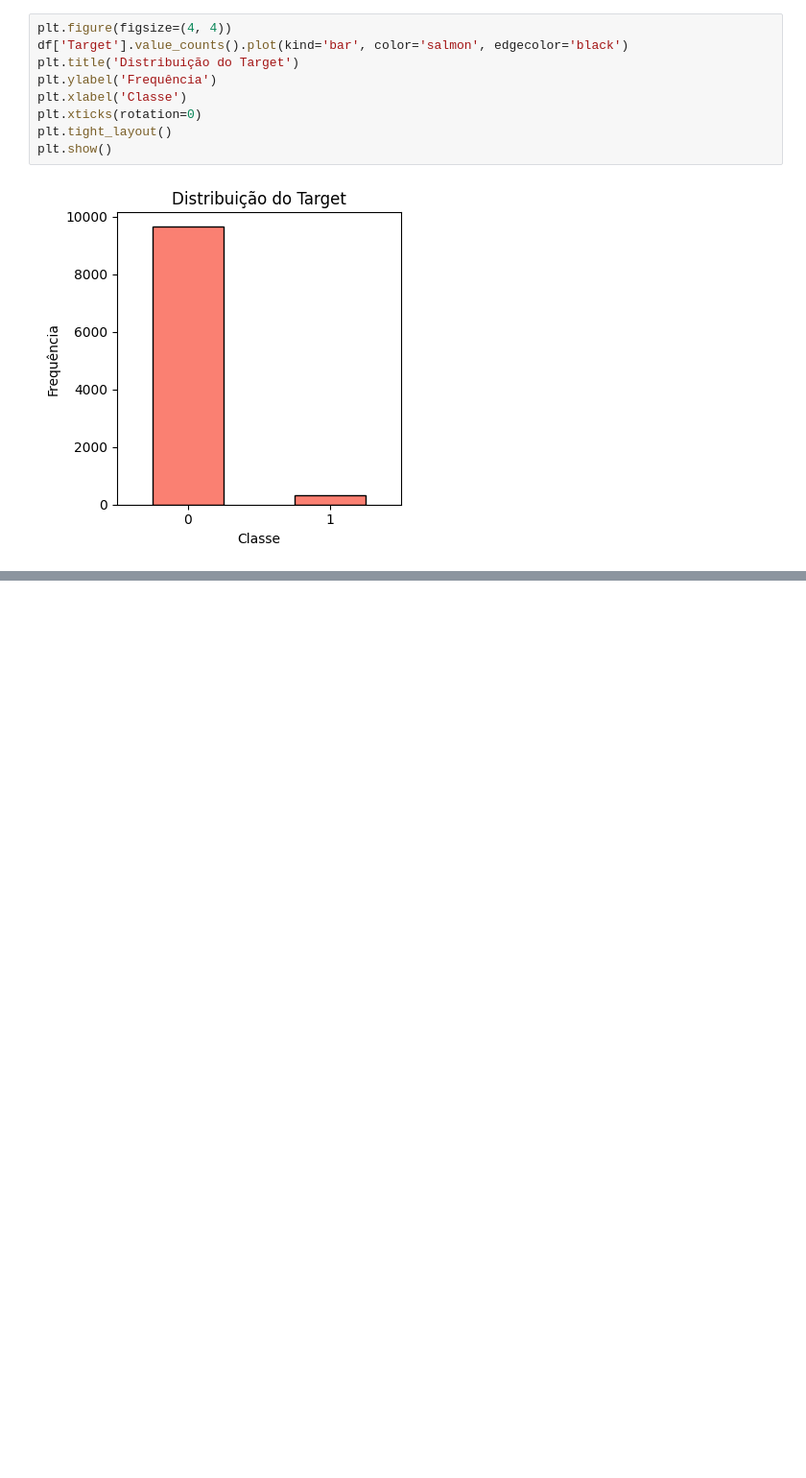
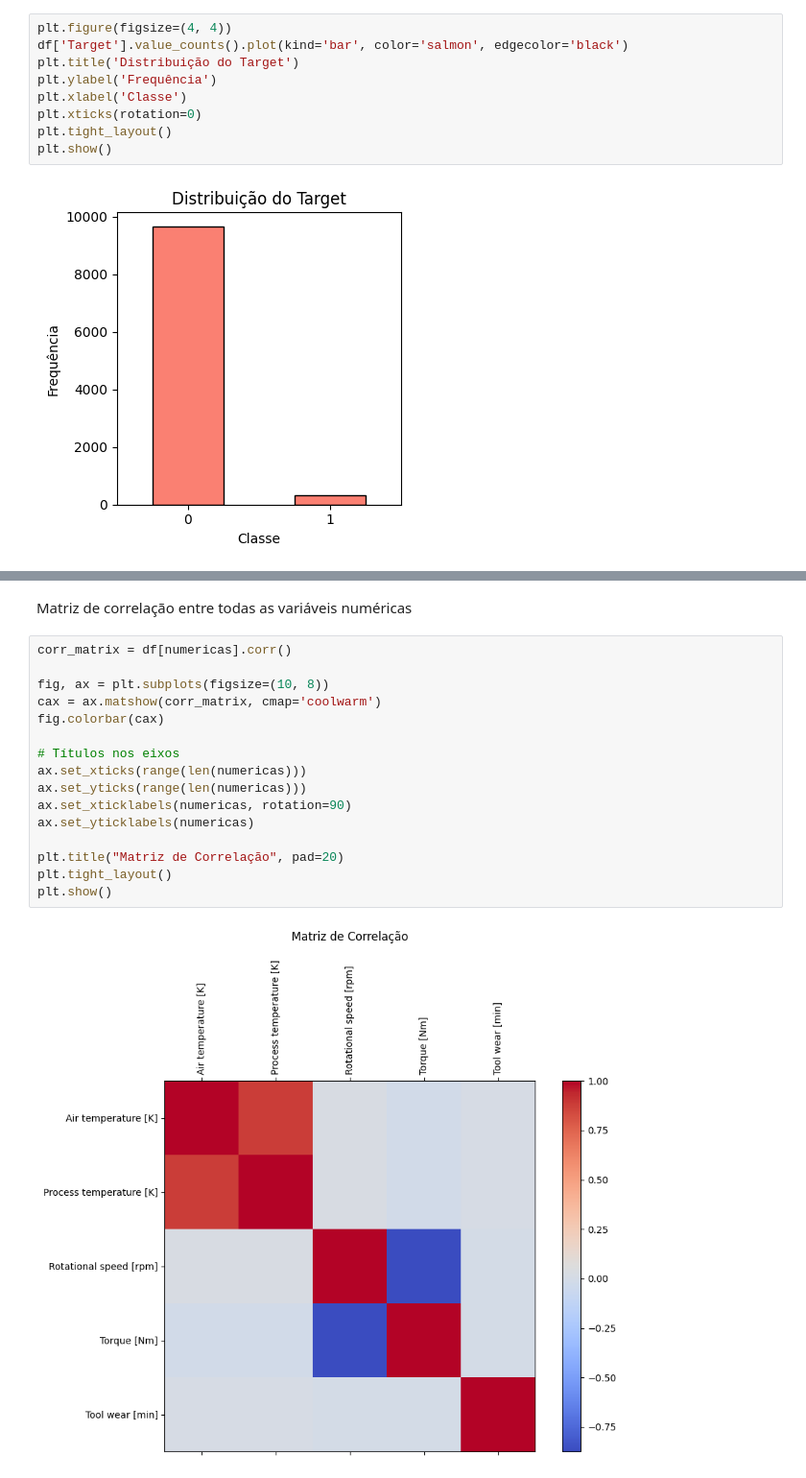
Before and after one commit to pdrcunha/predictive_maintenance_ia, a Jupyter notebook: src/notebooks/eda_visualizacao.ipynb, the cells around one changed output, grey strips where cells are left out. Shown at 96% size. Cells and saved outputs as stored; diff of their text form; blank space fills up the shorter version.

```diff
--- a/src/notebooks/eda_visualizacao.ipynb
+++ b/src/notebooks/eda_visualizacao.ipynb
@@ -95,0 +137,20 @@ plt.show()
+# %% [markdown]
+Matriz de correlação entre todas as variáveis numéricas
+# %%
+corr_matrix = df[numericas].corr()
+
+fig, ax = plt.subplots(figsize=(10, 8))
+cax = ax.matshow(corr_matrix, cmap='coolwarm')
+fig.colorbar(cax)
+
+# Títulos nos eixos
+ax.set_xticks(range(len(numericas)))
+ax.set_yticks(range(len(numericas)))
+ax.set_xticklabels(numericas, rotation=90)
+ax.set_yticklabels(numericas)
+
+plt.title("Matriz de Correlação", pad=20)
+plt.tight_layout()
+plt.show()
+# %% [output]
+[figure, added]
```
Also changed, not shown: parts of 6 cells of this notebook, 2 other files.
